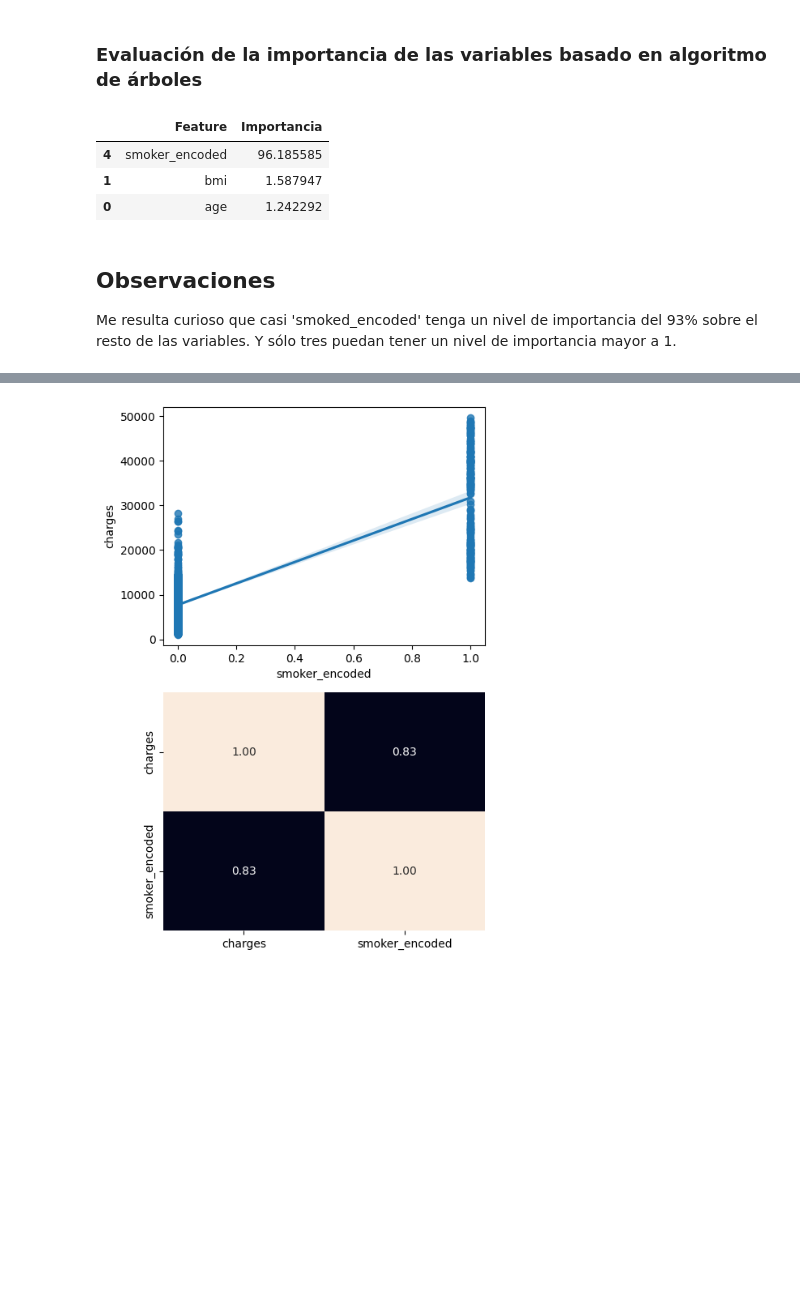
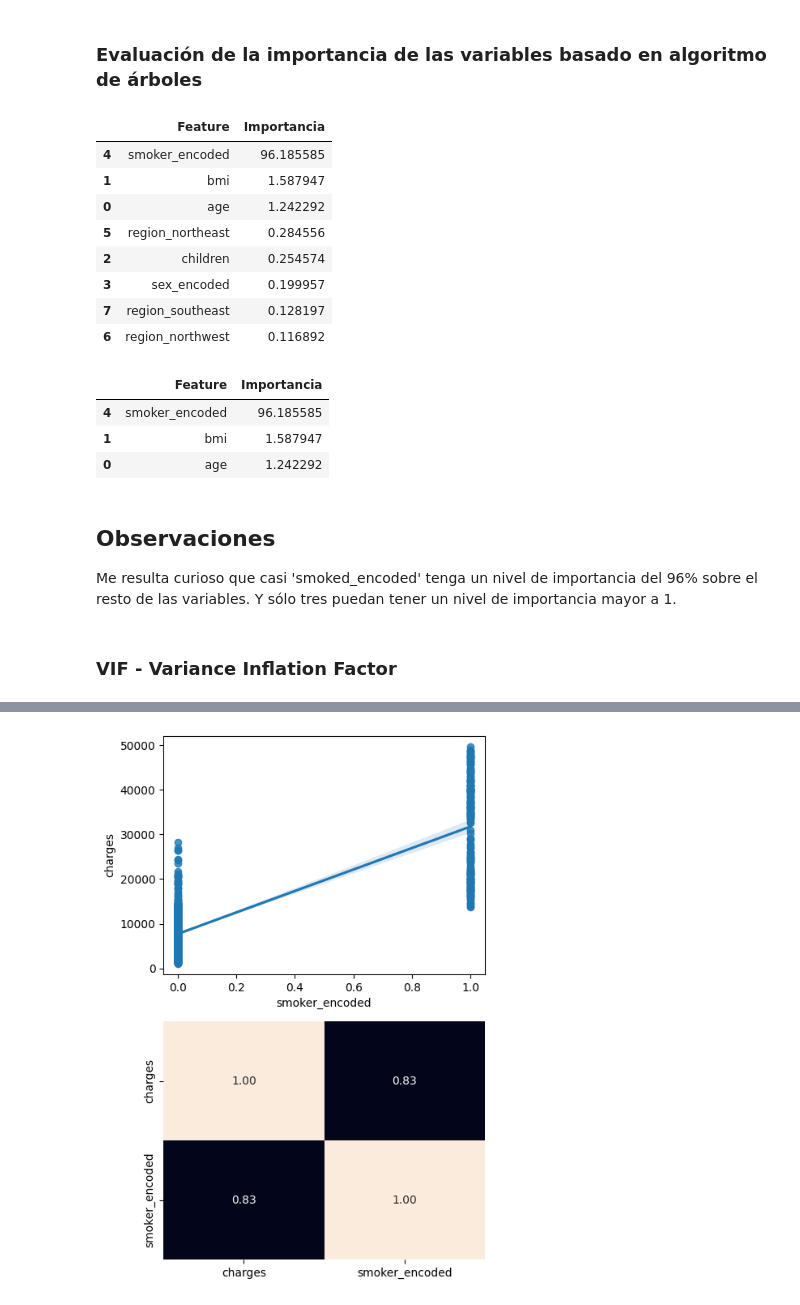
Before and after one commit to 4GeeksAcademy/machine-learning-regression_RDH, a Jupyter notebook: src/explore.ipynb, the cells around one changed output, grey strips where cells are left out. Saved outputs shown, nothing was run; the diff lists cells and outputs as text; code cells hidden in the pictures; blank space fills up the shorter version.

```diff
--- a/src/explore.ipynb
+++ b/src/explore.ipynb
@@ -204,18 +204,9 @@ df_encoded
 | 1336 | 21 | female | 25.800 | 0 | no | 2007.94500 | 0 | 0 | False | ... |
 | 1337 | 61 | female | 29.070 | 0 | yes | 29141.36030 | 0 | 1 | False | ... |
 1338 rows × 12 columns
-# %%
-# Hacemos un LabelEncoding para tranformar los booleanos en 0 y 1
-
-le_region_northeast= LabelEncoder()
-le_region_northwest = LabelEncoder()
-le_region_southeast = LabelEncoder()
-le_region_southwest = LabelEncoder()
-
-df_encoded['region_northeast_bin'] = le_region_northeast.fit_transform(df_encoded['region_northeast'])
-df_encoded['region_northwest_bin'] = le_region_northwest.fit_transform(df_encoded['region_northwest'])
-df_encoded['region_southeast_bin'] = le_region_southeast.fit_transform(df_encoded['region_southeast'])
-df_encoded['region_southwest_bin'] = le_region_southwest.fit_transform(df_encoded['region_southwest'])
+# %%
+#Conversión de tipo booleanos a valores binarios
+df_encoded[['region_northeast','region_northwest', 'region_southeast','region_southwest']] = df_encoded[['region_northeast','region_northwest', 'region_southeast', 'region_southwest']].astype(int)
 # %%
 df_encoded.head()
 # %% [output]
@@ -228,5 +219,5 @@ df_encoded.head()
 # %%
 #Conservaremos un dataFrame donde tengamos todas las variables en números.
-df_numerics = df_encoded.drop(['sex','smoker', 'region_northeast', 'region_northwest', 'region_southeast','region_southwest', 'region_southwest', 'region_southwest_bin'], axis=1)
+df_numerics = df_encoded.drop(['sex','smoker','region_southwest'], axis=1)
 df_numerics.head()
 # %% [output]
@@ -369,13 +360,28 @@ df_imp = pd.DataFrame(dict_data)
 # Ordenar descendentemente por importancia
 df_imp.sort_values(by='Importancia', ascending=False, inplace=True)
 # %%
-# Variables cuya importancia es mayor o igual a un 0.5%
-df_imp[df_imp['Importancia']>=0.3]
+# Variables cuya importancia es mayor o igual a un 0%
+df_imp[df_imp['Importancia']>=0]
 # %% [output]
 |  | Feature | Importancia |
 | 4 | smoker_encoded | 96.185585 |
 | 1 | bmi | 1.587947 |
 | 0 | age | 1.242292 |
+| 5 | region_northeast | 0.284556 |
+| 2 | children | 0.254574 |
+| 3 | sex_encoded | 0.199957 |
+| 7 | region_southeast | 0.128197 |
+| 6 | region_northwest | 0.116892 |
+# %%
+# Variables cuya importancia es mayor o igual a un 1%
+df_imp[df_imp['Importancia']>=1]
+# %% [output]
+|  | Feature | Importancia |
+| 4 | smoker_encoded | 96.185585 |
+| 1 | bmi | 1.587947 |
+| 0 | age | 1.242292 |
 # %% [markdown]
 ## **Observaciones**
-Me resulta curioso que casi 'smoked_encoded' tenga un nivel de importancia del 93% sobre el resto de las variables. Y sólo tres puedan tener un nivel de importancia mayor a 1.
+Me resulta curioso que casi 'smoked_encoded' tenga un nivel de importancia del 96% sobre el resto de las variables. Y sólo tres puedan tener un nivel de importancia mayor a 1.
+# %% [markdown]
+### VIF - Variance Inflation Factor
```
Also changed, not shown: parts of 13 cells of this notebook, 1 other file.
